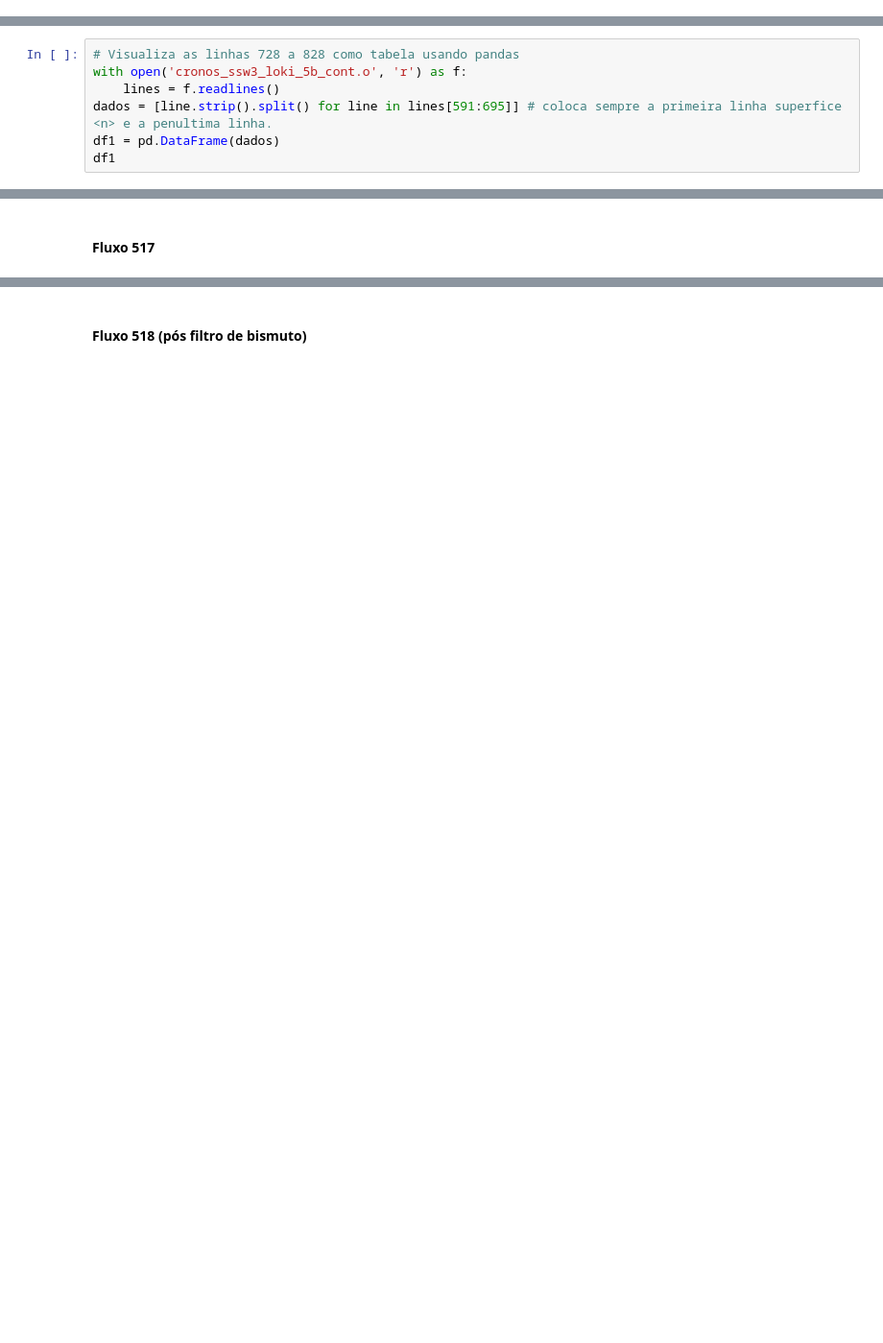
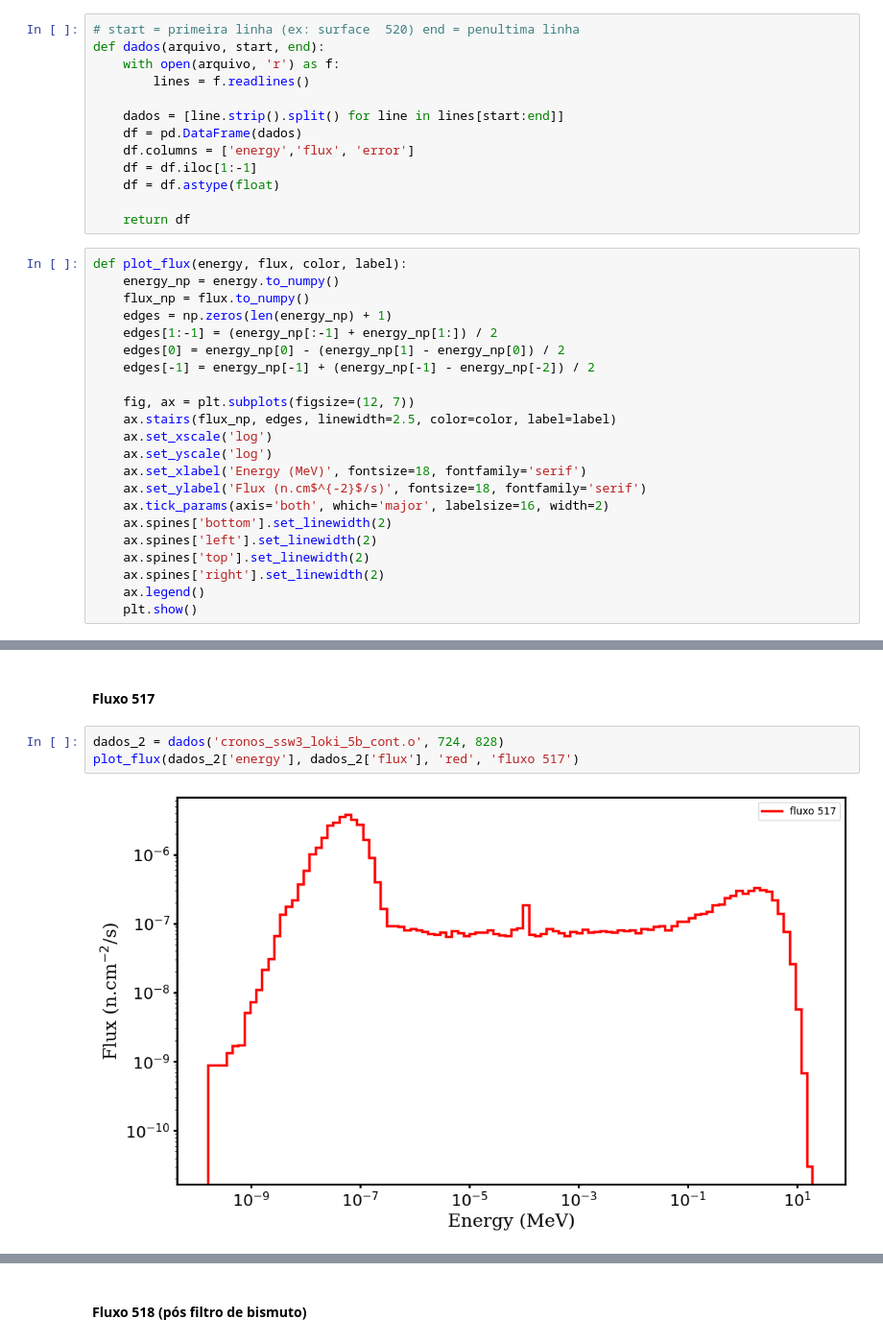
Before and after one commit to Carlos-G-Santos/bh14, a Jupyter notebook: flux.ipynb, the cells around one changed output, grey strips where cells are left out. Shown at 96% size. Saved outputs shown, nothing was run; the diff lists cells and outputs as text; blank space fills up the shorter version.

Commit message:
criando função dados e plot para o arquivo flux.ipynb

```diff
--- a/flux.ipynb
+++ b/flux.ipynb
@@ -8,2 +9,37 @@ import numpy as np
+# %%
+# start = primeira linha (ex: surface  520) end = penultima linha
+def dados(arquivo, start, end):
+    with open(arquivo, 'r') as f:
+        lines = f.readlines()
+
+    dados = [line.strip().split() for line in lines[start:end]]
+    df = pd.DataFrame(dados)
+    df.columns = ['energy','flux', 'error']
+    df = df.iloc[1:-1]
+    df = df.astype(float)
+
+    return df
+# %%
+def plot_flux(energy, flux, color, label):
+    energy_np = energy.to_numpy()
+    flux_np = flux.to_numpy()
+    edges = np.zeros(len(energy_np) + 1)
+    edges[1:-1] = (energy_np[:-1] + energy_np[1:]) / 2
+    edges[0] = energy_np[0] - (energy_np[1] - energy_np[0]) / 2
+    edges[-1] = energy_np[-1] + (energy_np[-1] - energy_np[-2]) / 2
+
+    fig, ax = plt.subplots(figsize=(12, 7))
+    ax.stairs(flux_np, edges, linewidth=2.5, color=color, label=label)
+    ax.set_xscale('log')
+    ax.set_yscale('log')
+    ax.set_xlabel('Energy (MeV)', fontsize=18, fontfamily='serif')
+    ax.set_ylabel('Flux (n.cm$^{-2}$/s)', fontsize=18, fontfamily='serif')
+    ax.tick_params(axis='both', which='major', labelsize=16, width=2)
+    ax.spines['bottom'].set_linewidth(2)
+    ax.spines['left'].set_linewidth(2)
+    ax.spines['top'].set_linewidth(2)
+    ax.spines['right'].set_linewidth(2)
+    ax.legend()
+    plt.show()
 # %% [markdown]
 ### Lendo arquivo 516
@@ -20,10 +46,3 @@ df.head()
 # %% [markdown]
 ### Abrindo arquivo cronos_ssw3_loki_5b_cont.o e selecionando os tallies F2 com os fluxos
 #### Fluxo 516
-# %%
-# Visualiza as linhas 728 a 828 como tabela usando pandas
-with open('cronos_ssw3_loki_5b_cont.o', 'r') as f:
-    lines = f.readlines()
-dados = [line.strip().split() for line in lines[591:695]] # coloca sempre a primeira linha superfice <n> e a penultima linha.
-df1 = pd.DataFrame(dados)
-df1
@@ -107,3 +54,8 @@ plt.show()
 # %% [markdown]
 #### Fluxo 517
+# %%
+dados_2 = dados('cronos_ssw3_loki_5b_cont.o', 724, 828)
+plot_flux(dados_2['energy'], dados_2['flux'], 'red', 'fluxo 517')
+# %% [output]
+[figure, added]
 # %%
```
Also changed, not shown: parts of 13 cells of this notebook.
